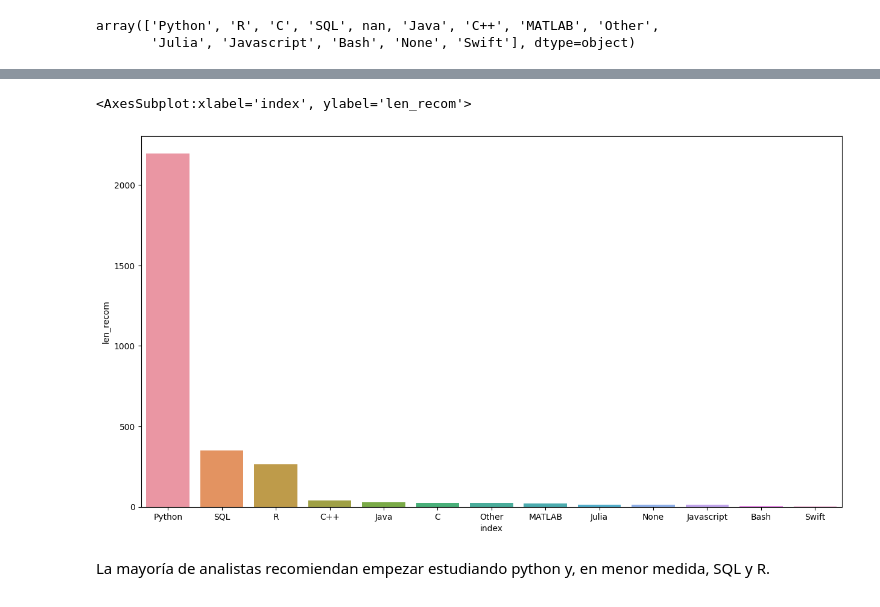
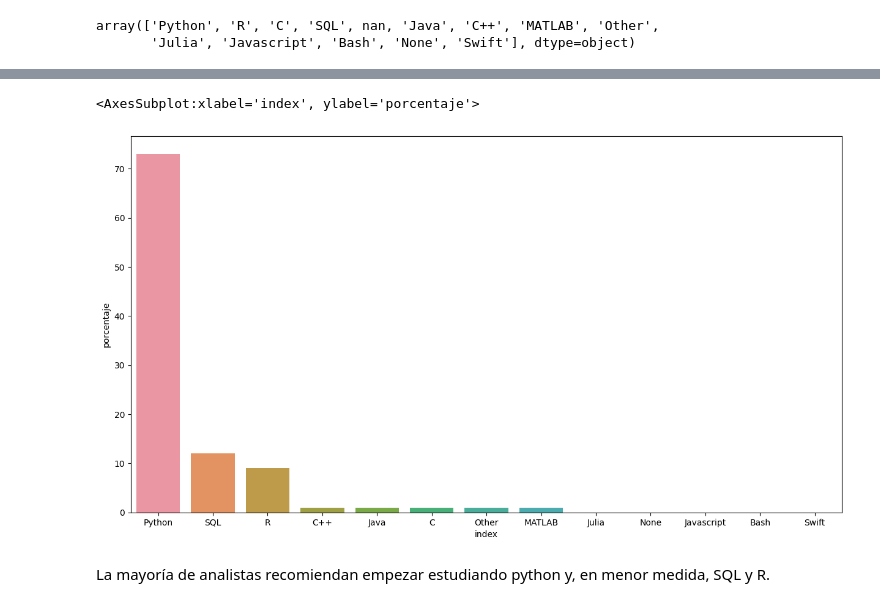
Before and after one commit to Adalab/project-da-promo-d-modulo-2-team-4, a Jupyter notebook: graficos/graficos_data_business.ipynb, the cells around one changed output, grey strips where cells are left out. Saved outputs shown, nothing was run; the diff lists cells and outputs as text; code cells hidden in the pictures.

Commit message:
agragado porcentaje

```diff
--- a/graficos/graficos_data_business.ipynb
+++ b/graficos/graficos_data_business.ipynb
@@ -196,0 +182,6 @@ df_lenguaje_recomendado
+# %%
+df_lenguaje_recomendado = df_data["len_recom"].value_counts().reset_index()
+df_lenguaje_recomendado["porcentaje"] = (df_lenguaje_recomendado['len_recom'] / df_lenguaje_recomendado['len_recom'].sum()) * 100
+df_lenguaje_recomendado["porcentaje"] = df_lenguaje_recomendado["porcentaje"].astype(float)
+df_lenguaje_recomendado["porcentaje"] = df_lenguaje_recomendado["porcentaje"].apply(round)
+df_lenguaje_recomendado
@@ -197,9 +203,9 @@ df_lenguaje_recomendado
 # %%
 plt.figure(figsize = (15,8))
-sns.barplot(x= "index",y = "len_recom", data = df_lenguaje_recomendado)
+sns.barplot(x= "index",y = "porcentaje", data = df_lenguaje_recomendado)
 # %% [output]
-<AxesSubplot:xlabel='index', ylabel='len_recom'>
+<AxesSubplot:xlabel='index', ylabel='porcentaje'>
-[figure, old version]
+[figure, new version]
 # %% [markdown]
 La mayoría de analistas recomiendan empezar estudiando python y, en menor medida, SQL y R.
 # %% [markdown]
```
Also changed, not shown: parts of 11 cells of this notebook, 6 other files.
